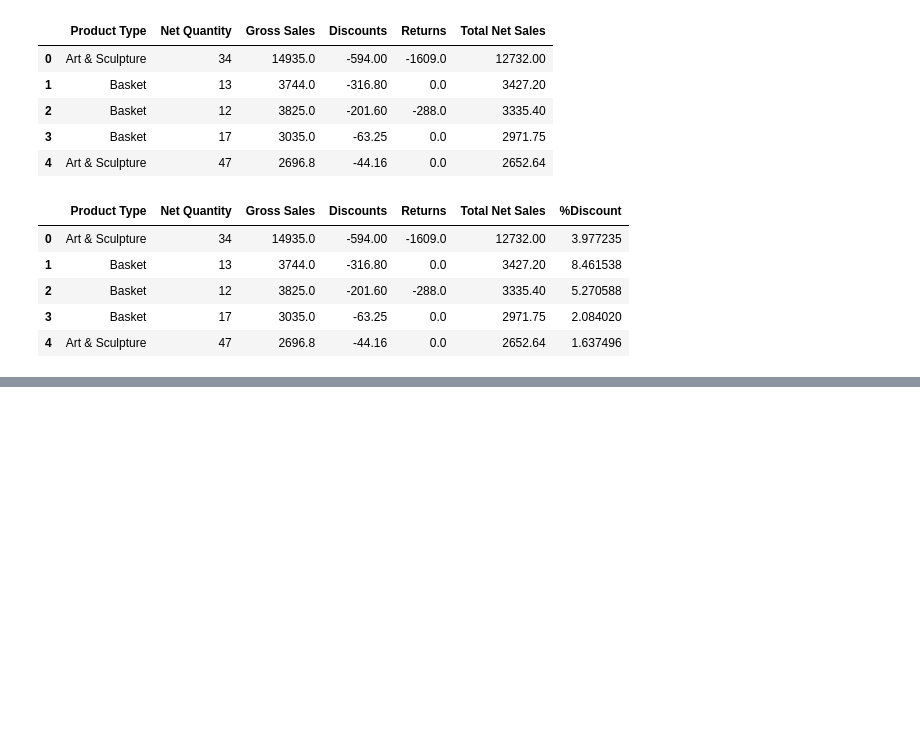
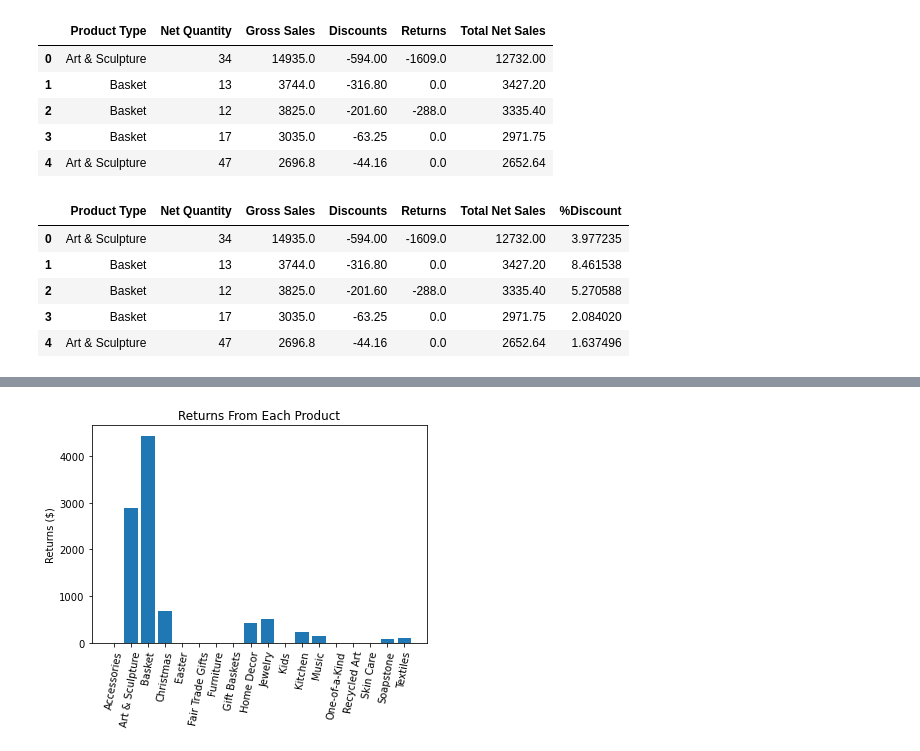
Before and after one commit to j-hendricks/Business-Analysis, a Jupyter notebook: Analysis.ipynb, the cells around one changed output, grey strips where cells are left out. Drawn from its saved outputs; the diff is of its cells as text; code cells hidden in the pictures; blank space fills up the shorter version.

```diff
--- a/Analysis.ipynb
+++ b/Analysis.ipynb
@@ -97,2 +141,12 @@ plt.ylabel("Quantity Sold")
+# %%
+# most of the money lost by returns is from baskets and Art/Sculptures
+returns_by_product = sum_by_product['Returns'] * -1
+plt.bar(product_list, returns_by_product)
+plt.xticks(rotation = 80)
+plt.ylabel("Returns ($)")
+plt.title("Returns From Each Product")
+plt.show()
+# %% [output]
+[figure, added]
 # %%
 # most of the money lost by returns is from baskets and Art/Sculptures
```
Also changed, not shown: parts of 51 cells of this notebook, 5 other files.
